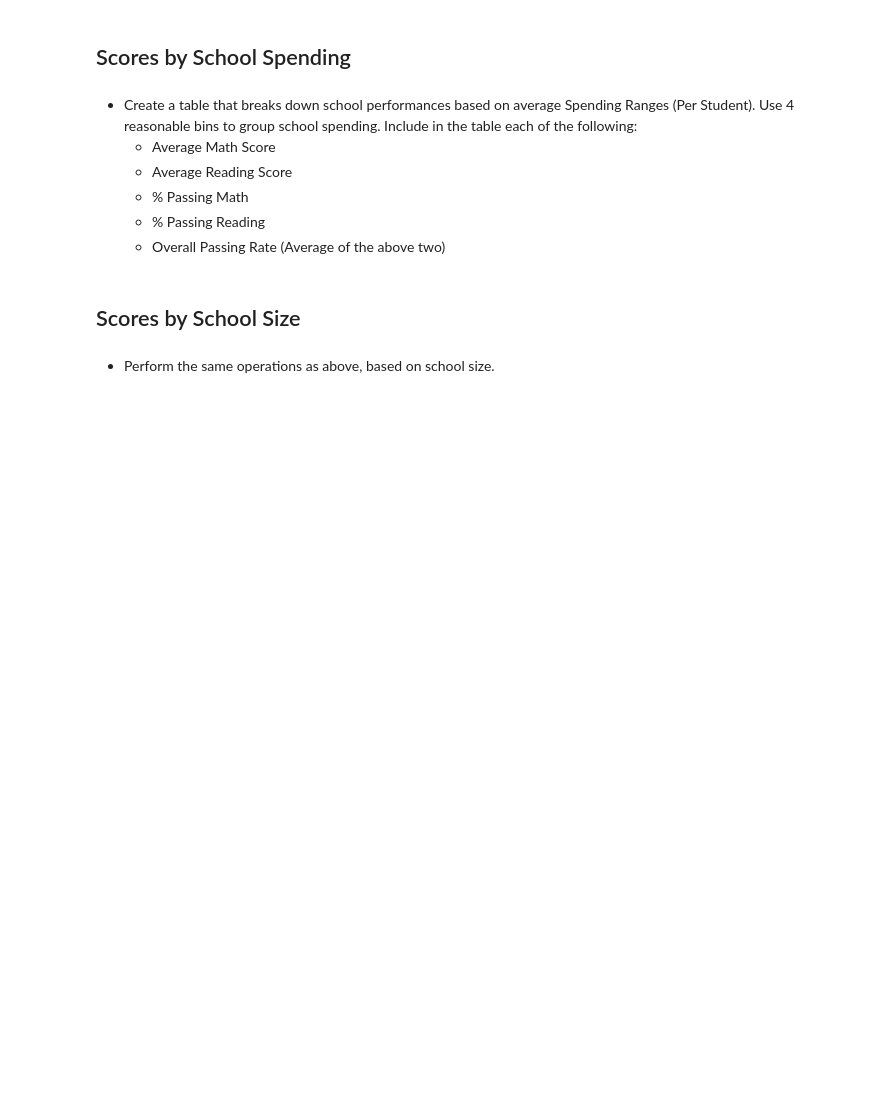
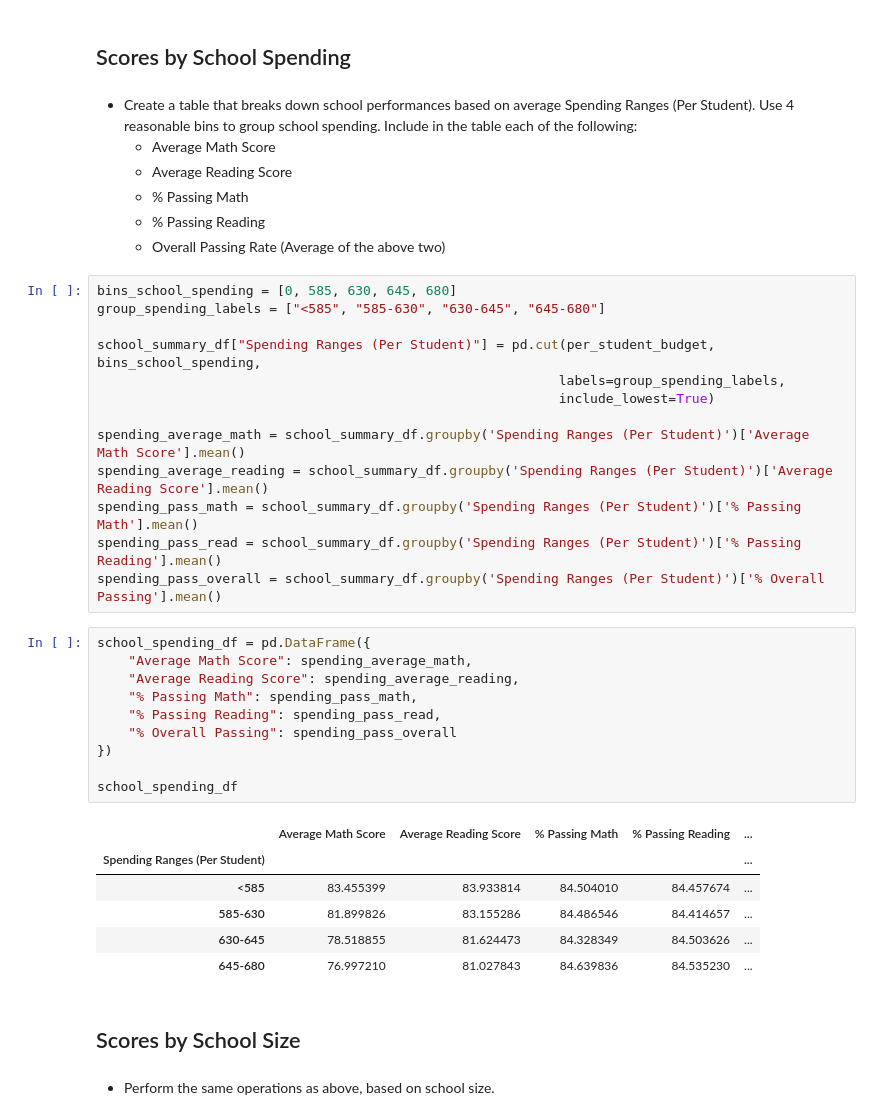
Before and after one commit to shaff183/pandas-challenge, a Jupyter notebook: PyCitySchools/main.ipynb, the cells around one changed output. Saved outputs shown, nothing was run; the diff lists cells and outputs as text; blank space fills up the shorter version.

```diff
--- a/PyCitySchools/main.ipynb
+++ b/PyCitySchools/main.ipynb
@@ -214,6 +272,36 @@ school_summary_df.head()
   * % Passing Math
   * % Passing Reading
   * Overall Passing Rate (Average of the above two)
+# %%
+bins_school_spending = [0, 585, 630, 645, 680]
+group_spending_labels = ["<585", "585-630", "630-645", "645-680"]
+
+school_summary_df["Spending Ranges (Per Student)"] = pd.cut(per_student_budget, bins_school_spending,
+                                                           labels=group_spending_labels,
+                                                           include_lowest=True)
+
+spending_average_math = school_summary_df.groupby('Spending Ranges (Per Student)')['Average Math Score'].mean()
+spending_average_reading = school_summary_df.groupby('Spending Ranges (Per Student)')['Average Reading Score'].mean()
+spending_pass_math = school_summary_df.groupby('Spending Ranges (Per Student)')['% Passing Math'].mean()
+spending_pass_read = school_summary_df.groupby('Spending Ranges (Per Student)')['% Passing Reading'].mean()
+spending_pass_overall = school_summary_df.groupby('Spending Ranges (Per Student)')['% Overall Passing'].mean()
+# %%
+school_spending_df = pd.DataFrame({
+    "Average Math Score": spending_average_math,
+    "Average Reading Score": spending_average_reading,
+    "% Passing Math": spending_pass_math,
+    "% Passing Reading": spending_pass_read,
+    "% Overall Passing": spending_pass_overall
+})
+
+school_spending_df
+# %% [output]
+|  | Average Math Score | Average Reading Score | % Passing Math | % Passing Reading | ... |
+| Spending Ranges (Per Student) |  |  |  |  | ... |
+| <585 | 83.455399 | 83.933814 | 84.504010 | 84.457674 | ... |
+| 585-630 | 81.899826 | 83.155286 | 84.486546 | 84.414657 | ... |
+| 630-645 | 78.518855 | 81.624473 | 84.328349 | 84.503626 | ... |
+| 645-680 | 76.997210 | 81.027843 | 84.639836 | 84.535230 | ... |
 # %% [markdown]
 ## Scores by School Size
 # %% [markdown]
```
Also changed, not shown: parts of 27 cells of this notebook.
